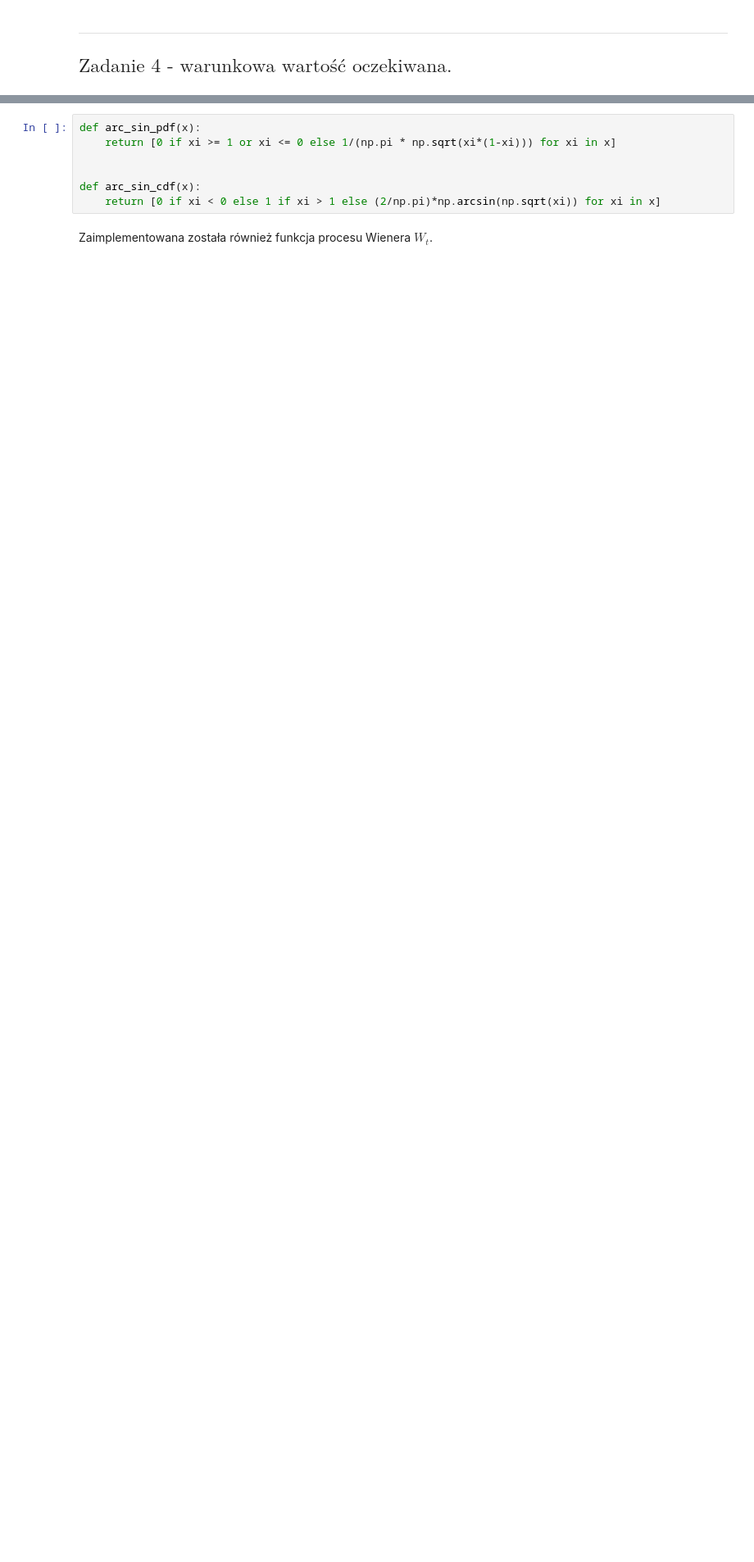
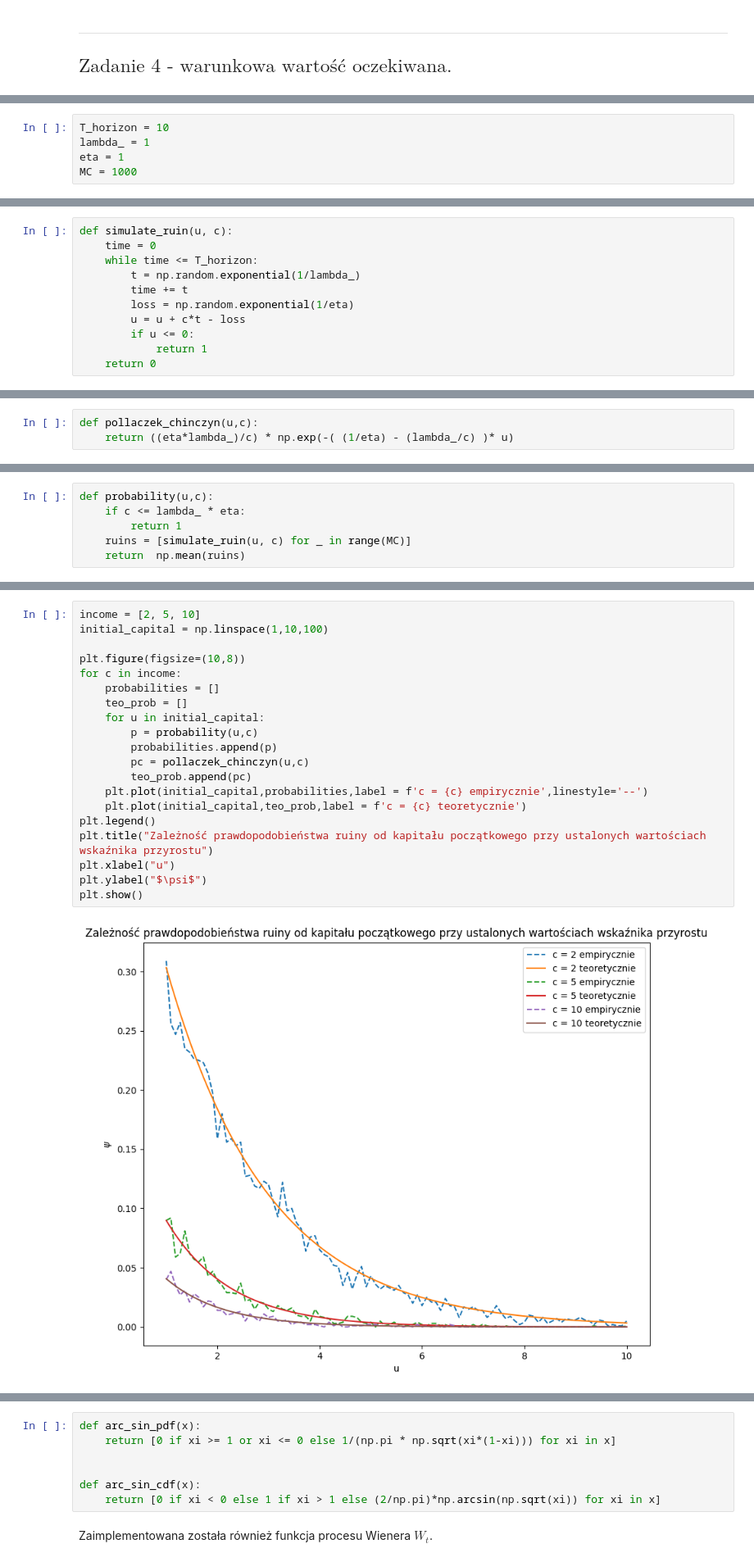
Before and after one commit to mathieuboro/symulacje, a Jupyter notebook: Raport_Sym.ipynb, the cells around one changed output, grey strips where cells are left out. Shown at 82% size. Cells and saved outputs as stored; diff of their text form; blank space fills up the shorter version.

```diff
--- a/Raport_Sym.ipynb
+++ b/Raport_Sym.ipynb
@@ -675,0 +722,5 @@ plt.show()
+# %%
+T_horizon = 10
+lambda_ = 1
+eta = 1
+MC = 1000
@@ -675,0 +729,11 @@ plt.show()
+# %%
+def simulate_ruin(u, c):
+    time = 0
+    while time <= T_horizon:
+        t = np.random.exponential(1/lambda_)
+        time += t
+        loss = np.random.exponential(1/eta)
+        u = u + c*t - loss
+        if u <= 0:
+            return 1
+    return 0
@@ -675,0 +742,3 @@ plt.show()
+# %%
+def pollaczek_chinczyn(u,c):
+    return ((eta*lambda_)/c) * np.exp(-( (1/eta) - (lambda_/c) )* u)
@@ -675,0 +747,6 @@ plt.show()
+# %%
+def probability(u,c):
+    if c <= lambda_ * eta:
+        return 1
+    ruins = [simulate_ruin(u, c) for _ in range(MC)]
+    return  np.mean(ruins)
@@ -675,0 +755,22 @@ plt.show()
+# %%
+income = [2, 5, 10]
+initial_capital = np.linspace(1,10,100)
+
+plt.figure(figsize=(10,8))
+for c in income:
+    probabilities = []
+    teo_prob = []
+    for u in initial_capital:
+        p = probability(u,c)
+        probabilities.append(p)
+        pc = pollaczek_chinczyn(u,c)
+        teo_prob.append(pc)
+    plt.plot(initial_capital,probabilities,label = f'c = {c} empirycznie',linestyle='--')
+    plt.plot(initial_capital,teo_prob,label = f'c = {c} teoretycznie')
+plt.legend()
+plt.title("Zależność prawdopodobieństwa ruiny od kapitału początkowego przy ustalonych wartościach wskaźnika przyrostu")
+plt.xlabel("u")
+plt.ylabel("$\psi$")
+plt.show()
+# %% [output]
+[figure, added]
```
Also changed, not shown: parts of 62 cells of this notebook.
